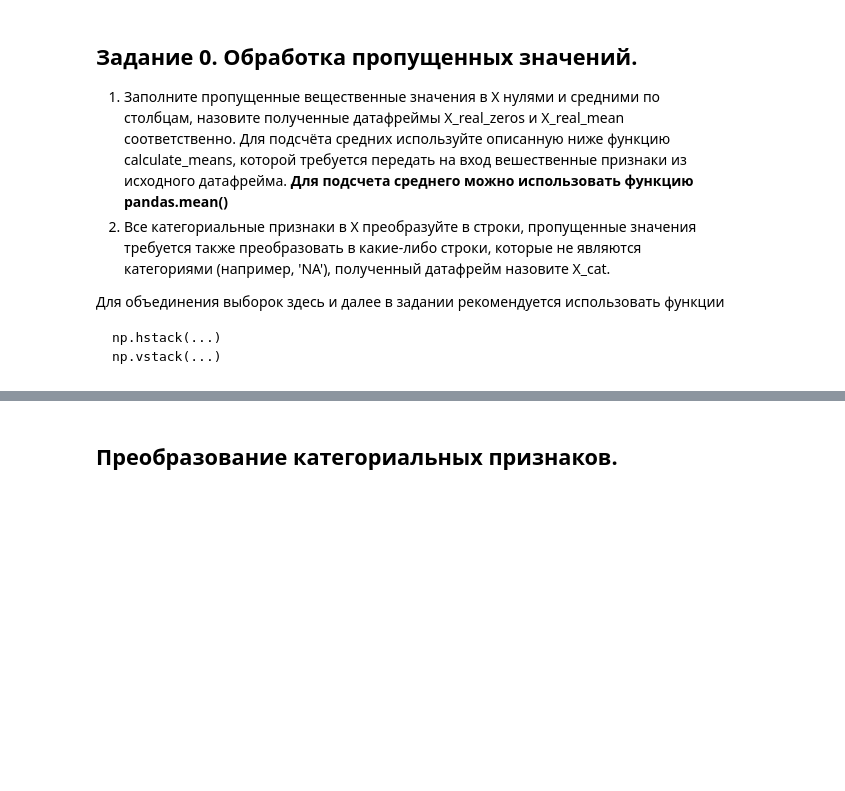
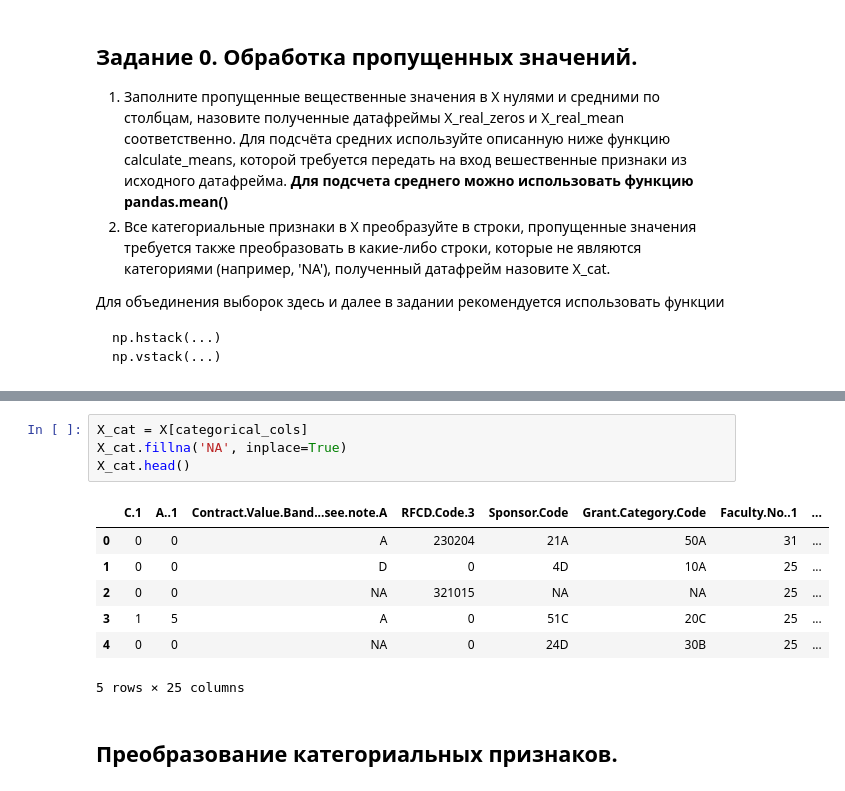
Before and after one commit to kilianovski/study, a Jupyter notebook: courses/supervised-learning/week_3/Preprocessing_LR_Coursera.ipynb, the cells around one changed output, grey strips where cells are left out. Drawn from its saved outputs; the diff is of its cells as text; blank space fills up the shorter version.

```diff
--- a/courses/supervised-learning/week_3/Preprocessing_LR_Coursera.ipynb
+++ b/courses/supervised-learning/week_3/Preprocessing_LR_Coursera.ipynb
@@ -127,3 +206,15 @@ def calculate_means(numeric_data):
+# %%
+X_cat = X[categorical_cols]
+X_cat.fillna('NA', inplace=True)
+X_cat.head()
+# %% [output]
+|  | C.1 | A..1 | Contract.Value.Band...see.note.A | RFCD.Code.3 | Sponsor.Code | Grant.Category.Code | Faculty.No..1 | ... |
+| 0 | 0 | 0 | A | 230204 | 21A | 50A | 31 | ... |
+| 1 | 0 | 0 | D | 0 | 4D | 10A | 25 | ... |
+| 2 | 0 | 0 | NA | 321015 | NA | NA | 25 | ... |
+| 3 | 1 | 5 | A | 0 | 51C | 20C | 25 | ... |
+| 4 | 0 | 0 | NA | 0 | 24D | 30B | 25 | ... |
+5 rows × 25 columns
 # %% [markdown]
 ## Преобразование категориальных признаков.
 # %% [markdown]
```
Also changed, not shown: parts of 25 cells of this notebook, 1 other file.
